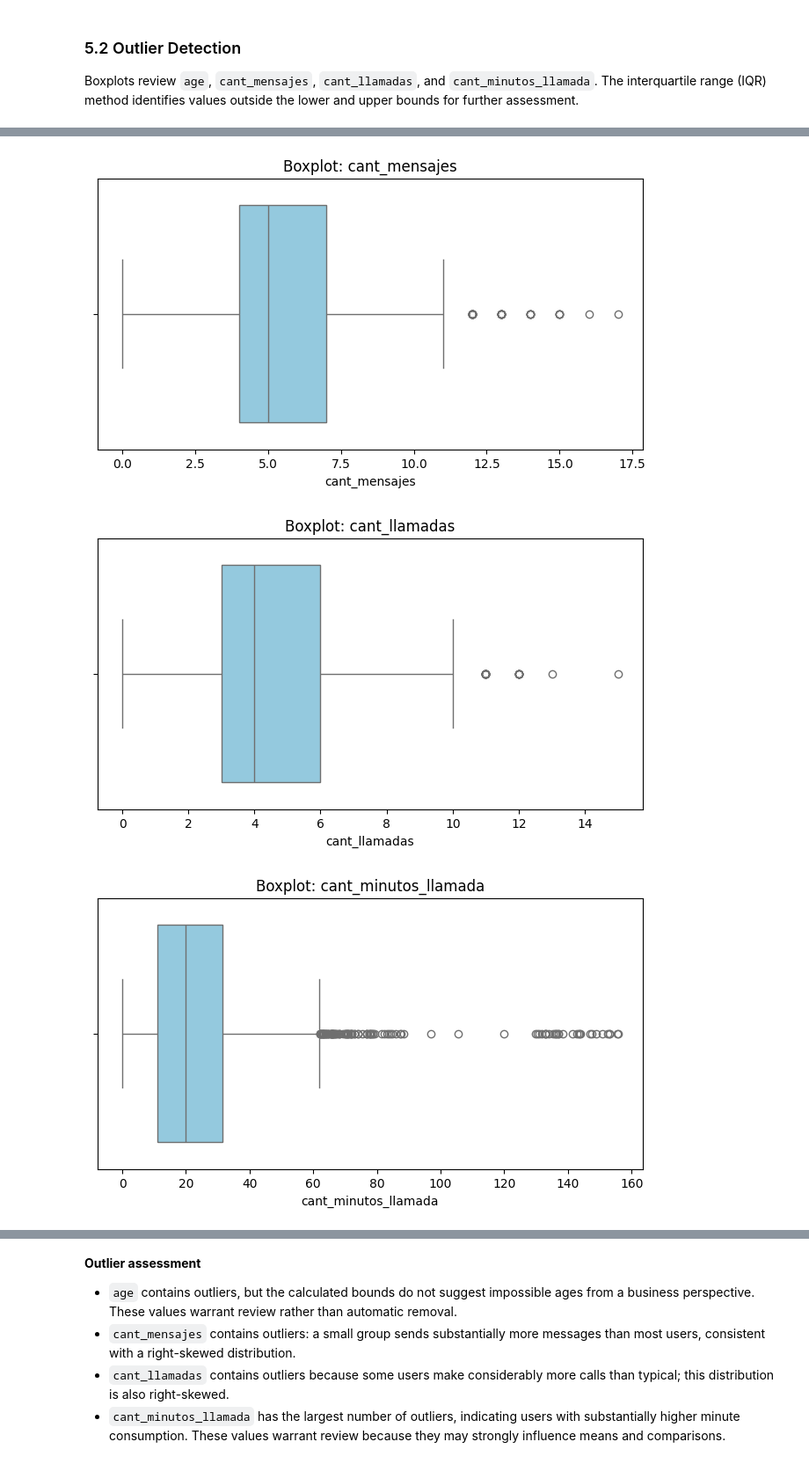
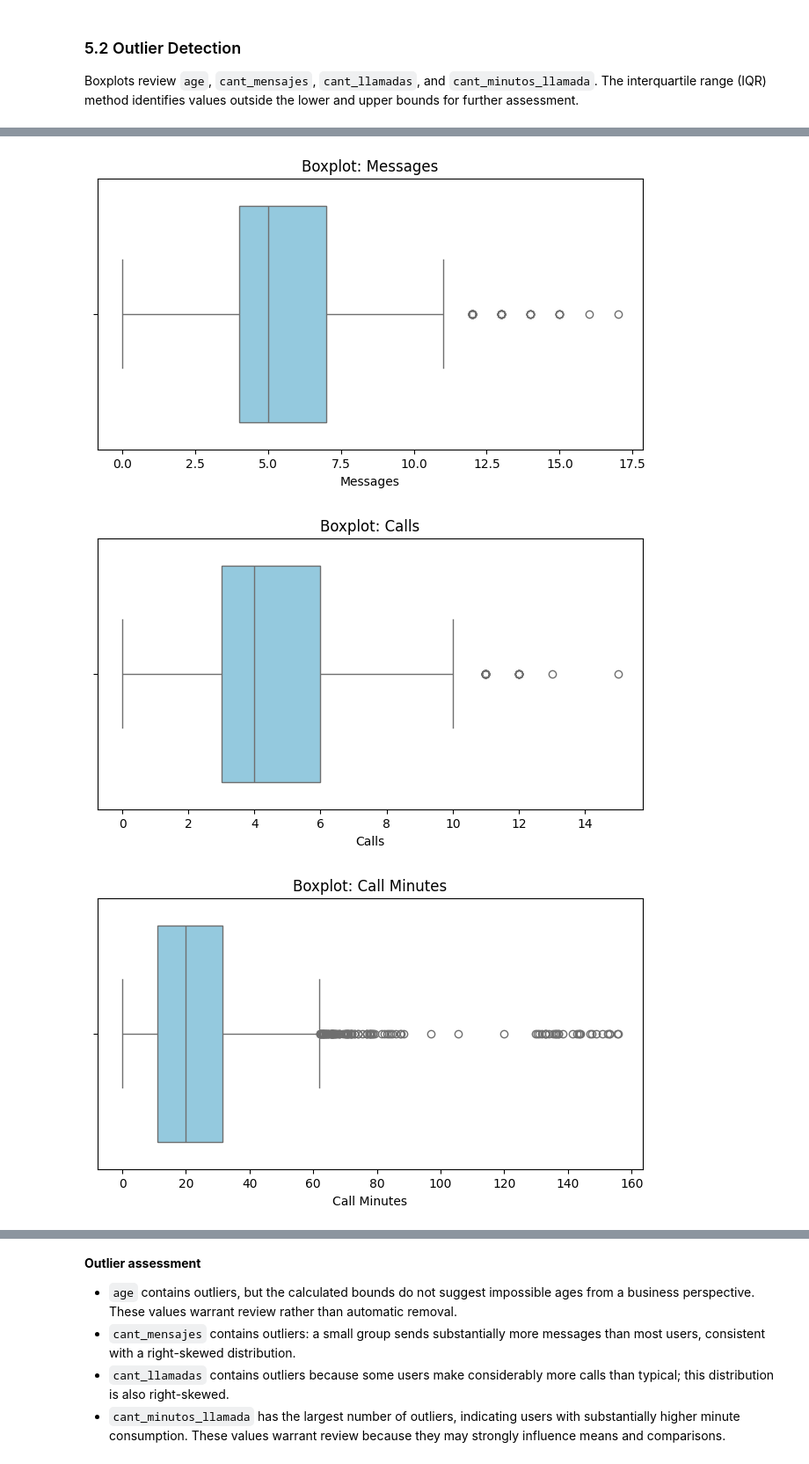
Before and after one commit to mark-savage-da/connectatel-telecom-analysis, a Jupyter notebook: connectatel-telecom-analysis.ipynb, the cells around one changed output, grey strips where cells are left out. Shown at 88% size. Drawn from its saved outputs; the diff is of its cells as text; code cells hidden in the pictures.

Commit message:
Polish boxplot labels for portfolio presentation

```diff
--- a/connectatel-telecom-analysis.ipynb
+++ b/connectatel-telecom-analysis.ipynb
@@ -579,42 +599,42 @@ Boxplots review `age`, `cant_mensajes`, `cant_llamadas`, and `cant_minutos_llama
 # %%
 # Review numerical distributions with boxplots
 columnas_numericas = ['age', 'cant_mensajes', 'cant_llamadas', 'cant_minutos_llamada']
+labels = {'age': 'Age', 'cant_mensajes': 'Messages', 'cant_llamadas': 'Calls', 'cant_minutos_llamada': 'Call Minutes'}
 
 for col in columnas_numericas:
     plt.figure(figsize=(8, 4))
     sns.boxplot(x=user_profile[col], color='skyblue')
-    plt.title(f'Boxplot: {col}')
-    plt.xlabel(col)
+    plt.title(f"Boxplot: {labels[col]}")
+    plt.xlabel(labels[col])
     plt.show()
-
 
 # Calculate IQR bounds
 for col in columnas_numericas:
     q1 = user_profile[col].quantile(0.25)
     q3 = user_profile[col].quantile(0.75)
     iqr = q3 - q1
 
     limite_inferior = q1 - 1.5 * iqr
     limite_superior = q3 + 1.5 * iqr
 
     outliers = user_profile[
         (user_profile[col] < limite_inferior) | (user_profile[col] > limite_superior)
     ]
 
     if len(outliers) > 0:
         print(f'{col}: outliers detected')
         print(f'Lower bound: {limite_inferior}')
         print(f'Upper bound: {limite_superior}')
         print(f'Number of outliers: {len(outliers)}')
         print()
     else:
         print(f'{col}: no outliers detected')
         print()
 # %% [output]
 [figure]
-[figure, old version]
+[figure, new version]
-[figure, old version]
+[figure, new version]
-[figure, old version]
+[figure, new version]
 age: no outliers detected
 
 cant_mensajes: outliers detected
```
Also changed, not shown: parts of 1 cell of this notebook.
